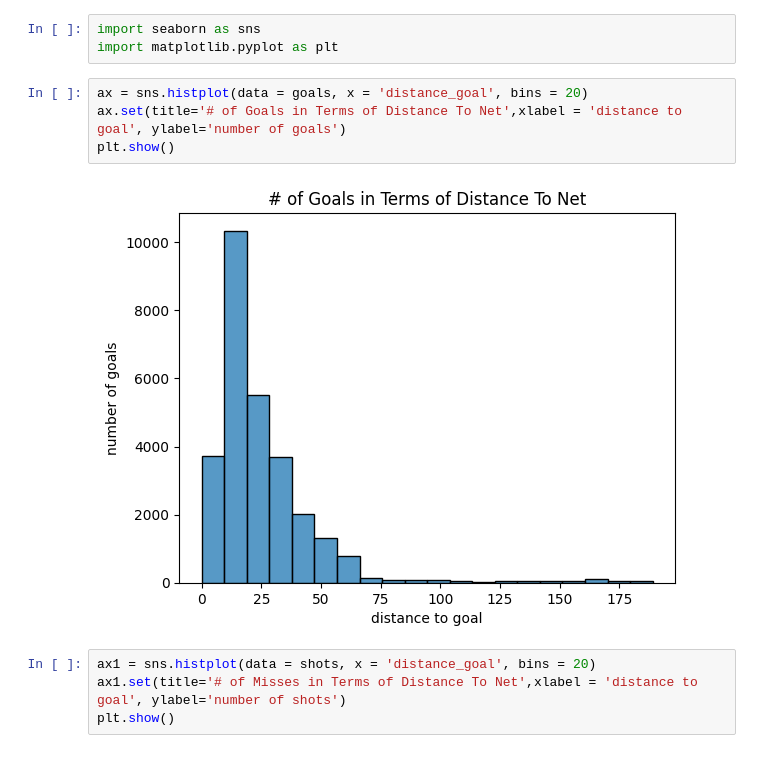
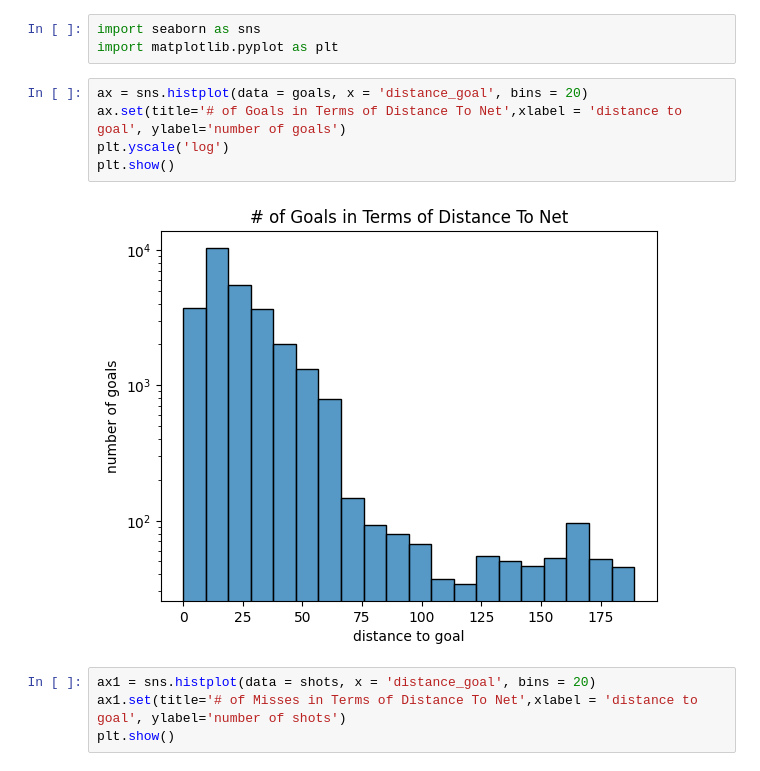
Before and after one commit to Jay-D13/IFT6758-A5-NHL, a Jupyter notebook: notebooks/Milestone2/2 - Features.ipynb, the cells around one changed output. Saved outputs shown, nothing was run; the diff lists cells and outputs as text.

```diff
--- a/notebooks/Milestone2/2 - Features.ipynb
+++ b/notebooks/Milestone2/2 - Features.ipynb
@@ -115,9 +115,10 @@ import matplotlib.pyplot as plt
 # %%
 ax = sns.histplot(data = goals, x = 'distance_goal', bins = 20)
 ax.set(title='# of Goals in Terms of Distance To Net',xlabel = 'distance to goal', ylabel='number of goals')
+plt.yscale('log')
 plt.show()
 # %% [output]
-[figure, old version]
+[figure, new version]
 # %%
 ax1 = sns.histplot(data = shots, x = 'distance_goal', bins = 20)
 ax1.set(title='# of Misses in Terms of Distance To Net',xlabel = 'distance to goal', ylabel='number of shots')
```
Also changed, not shown: parts of 4 cells of this notebook, 1 other file.
